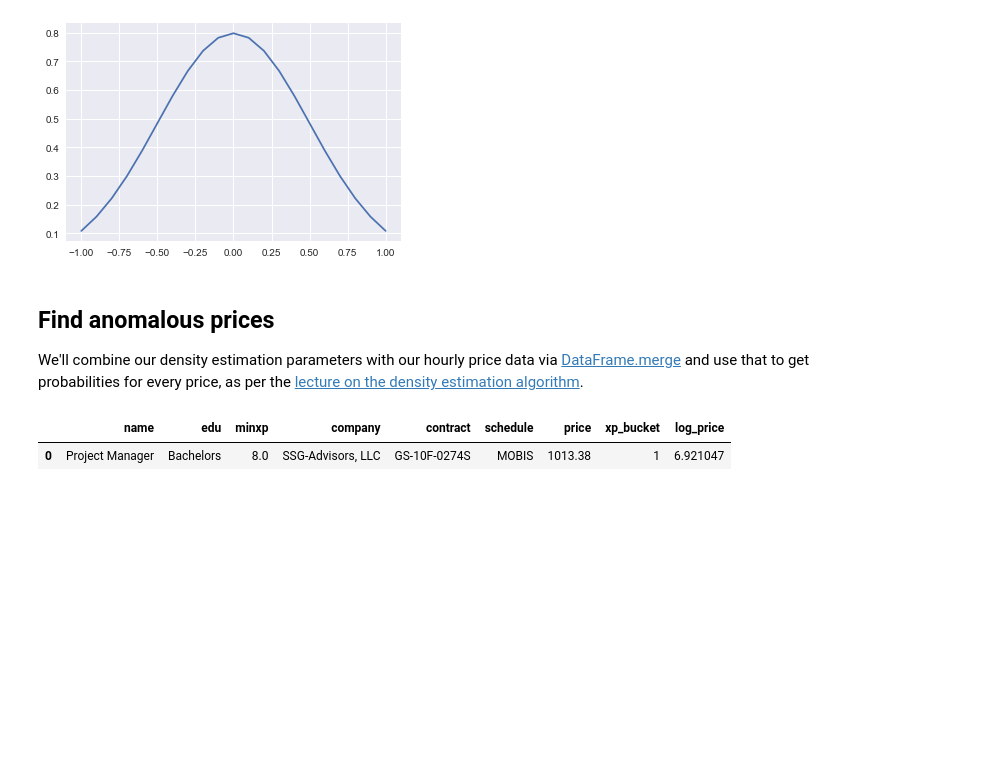
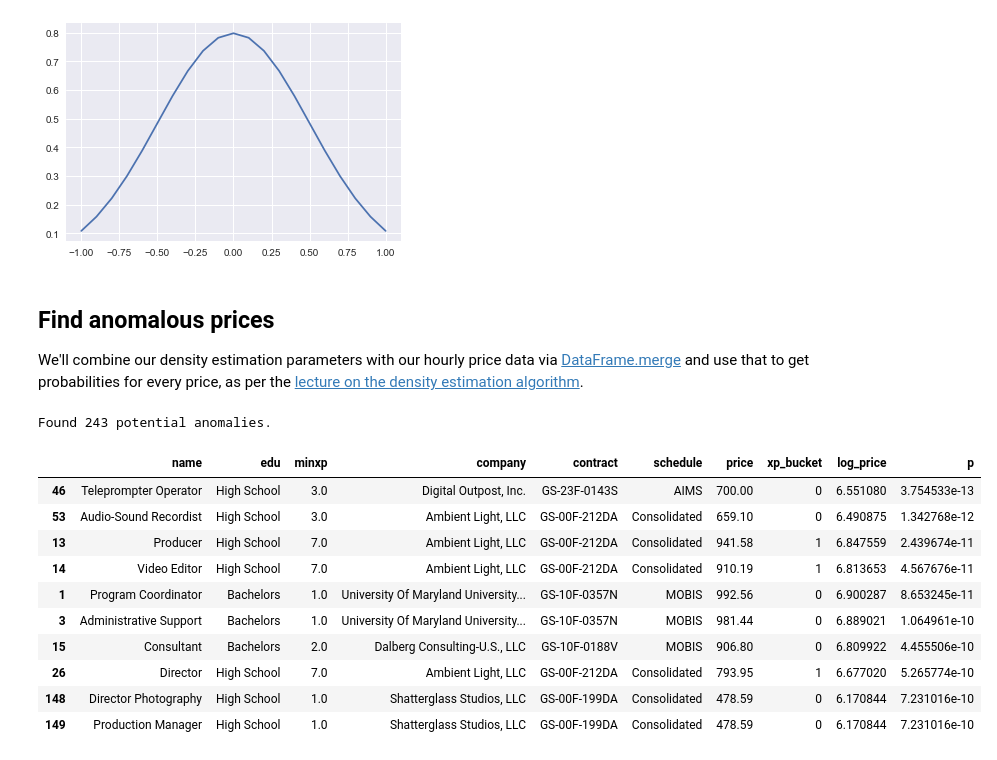
Before and after one commit to 18F/calc-analysis, a Jupyter notebook: contract-analysis/anomaly-detection.ipynb, the cells around one changed output. Cells and saved outputs as stored; diff of their text form; code cells hidden in the pictures; blank space fills up the shorter version.

```diff
--- a/contract-analysis/anomaly-detection.ipynb
+++ b/contract-analysis/anomaly-detection.ipynb
@@ -179,10 +207,27 @@ We'll combine our density estimation parameters with our hourly price data via [
 def probabilities():
     merged = hourly_prices.merge(edu_xp_aggs, left_on=['edu', 'xp_bucket'], right_index=True, how='left')
     return gaussian_prob(hourly_prices.log_price, merged['std'], merged['mean'])
-# %%
-epsilon = 0.01
-
-hourly_prices[probabilities() < epsilon][:1]
-# %% [output]
-|  | name | edu | minxp | company | contract | schedule | price | xp_bucket | log_price |
-| 0 | Project Manager | Bachelors | 8.0 | SSG-Advisors, LLC | GS-10F-0274S | MOBIS | 1013.38 | 1 | 6.921047 |
+# %%
+epsilon = 0.01
+
+hourly_prices['p'] = probabilities()
+
+anomalies = hourly_prices[hourly_prices['p'] < epsilon].sort_values(by=['p'])
+
+print(f"Found {anomalies.shape[0]} potential anomalies.")
+
+# Show the top ten most probable anomalies.
+anomalies[:10]
+# %% [output]
+Found 243 potential anomalies.
+|  | name | edu | minxp | company | contract | schedule | price | xp_bucket | log_price | p |
+| 46 | Teleprompter Operator | High School | 3.0 | Digital Outpost, Inc. | GS-23F-0143S | AIMS | 700.00 | 0 | 6.551080 | 3.754533e-13 |
+| 53 | Audio-Sound Recordist | High School | 3.0 | Ambient Light, LLC | GS-00F-212DA | Consolidated | 659.10 | 0 | 6.490875 | 1.342768e-12 |
+| 13 | Producer | High School | 7.0 | Ambient Light, LLC | GS-00F-212DA | Consolidated | 941.58 | 1 | 6.847559 | 2.439674e-11 |
+| 14 | Video Editor | High School | 7.0 | Ambient Light, LLC | GS-00F-212DA | Consolidated | 910.19 | 1 | 6.813653 | 4.567676e-11 |
+| 1 | Program Coordinator | Bachelors | 1.0 | University Of Maryland University... | GS-10F-0357N | MOBIS | 992.56 | 0 | 6.900287 | 8.653245e-11 |
+| 3 | Administrative Support | Bachelors | 1.0 | University Of Maryland University... | GS-10F-0357N | MOBIS | 981.44 | 0 | 6.889021 | 1.064961e-10 |
+| 15 | Consultant | Bachelors | 2.0 | Dalberg Consulting-U.S., LLC | GS-10F-0188V | MOBIS | 906.80 | 0 | 6.809922 | 4.455506e-10 |
+| 26 | Director | High School | 7.0 | Ambient Light, LLC | GS-00F-212DA | Consolidated | 793.95 | 1 | 6.677020 | 5.265774e-10 |
+| 148 | Director Photography | High School | 1.0 | Shatterglass Studios, LLC | GS-00F-199DA | Consolidated | 478.59 | 0 | 6.170844 | 7.231016e-10 |
+| 149 | Production Manager | High School | 1.0 | Shatterglass Studios, LLC | GS-00F-199DA | Consolidated | 478.59 | 0 | 6.170844 | 7.231016e-10 |
```
Also changed, not shown: parts of 6 cells of this notebook.
